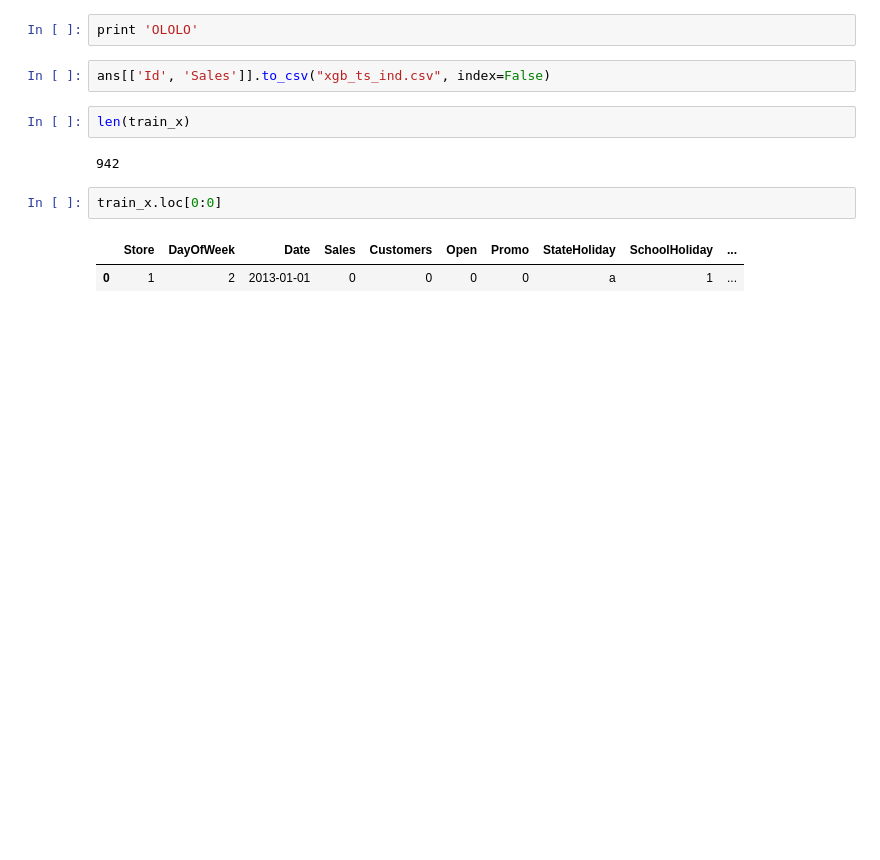
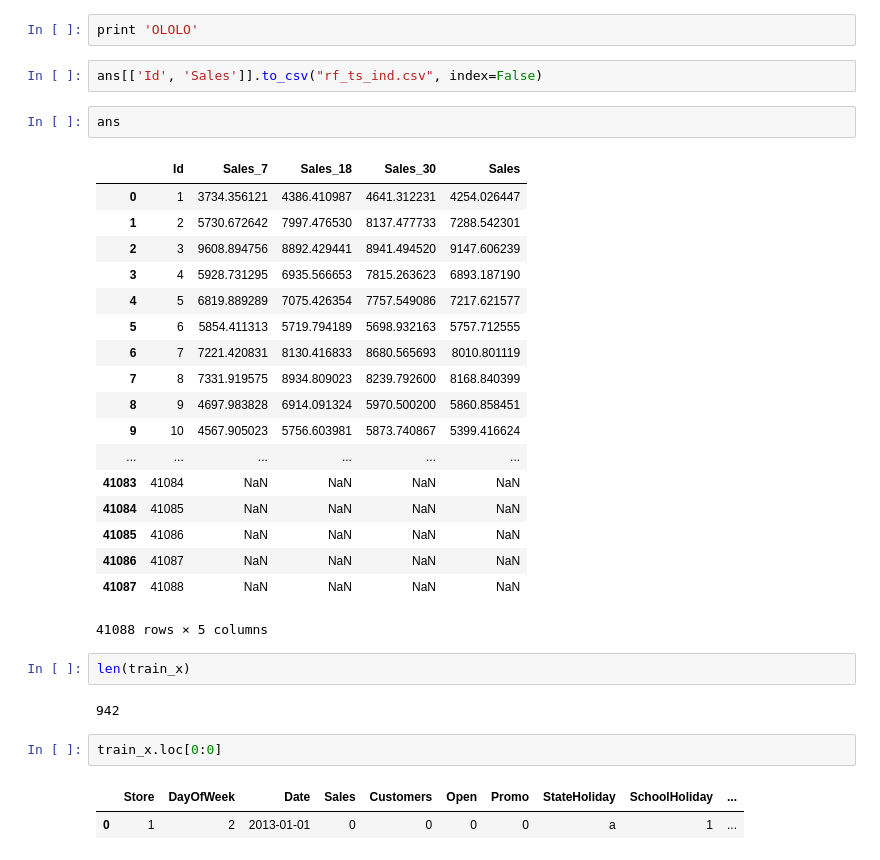
Before and after one commit to libfun/rossman_kaggle, a Jupyter notebook: ts1.ipynb, the cells around one changed output. Cells and saved outputs as stored; diff of their text form; blank space fills up the shorter version.

```diff
--- a/ts1.ipynb
+++ b/ts1.ipynb
@@ -286,7 +274,28 @@ Will train until train error hasn't decreased in 50 rounds.
 # %%
 print 'OLOLO'
 # %%
-ans[['Id', 'Sales']].to_csv("xgb_ts_ind.csv", index=False)
+ans[['Id', 'Sales']].to_csv("rf_ts_ind.csv", index=False)
+# %%
+ans
+# %% [output]
+|  | Id | Sales_7 | Sales_18 | Sales_30 | Sales |
+| 0 | 1 | 3734.356121 | 4386.410987 | 4641.312231 | 4254.026447 |
+| 1 | 2 | 5730.672642 | 7997.476530 | 8137.477733 | 7288.542301 |
+| 2 | 3 | 9608.894756 | 8892.429441 | 8941.494520 | 9147.606239 |
+| 3 | 4 | 5928.731295 | 6935.566653 | 7815.263623 | 6893.187190 |
+| 4 | 5 | 6819.889289 | 7075.426354 | 7757.549086 | 7217.621577 |
+| 5 | 6 | 5854.411313 | 5719.794189 | 5698.932163 | 5757.712555 |
+| 6 | 7 | 7221.420831 | 8130.416833 | 8680.565693 | 8010.801119 |
+| 7 | 8 | 7331.919575 | 8934.809023 | 8239.792600 | 8168.840399 |
+| 8 | 9 | 4697.983828 | 6914.091324 | 5970.500200 | 5860.858451 |
+| 9 | 10 | 4567.905023 | 5756.603981 | 5873.740867 | 5399.416624 |
+| ... | ... | ... | ... | ... | ... |
+| 41083 | 41084 | NaN | NaN | NaN | NaN |
+| 41084 | 41085 | NaN | NaN | NaN | NaN |
+| 41085 | 41086 | NaN | NaN | NaN | NaN |
+| 41086 | 41087 | NaN | NaN | NaN | NaN |
+| 41087 | 41088 | NaN | NaN | NaN | NaN |
+41088 rows × 5 columns
 # %%
 len(train_x)
 # %% [output]
```
Also changed, not shown: parts of 2 cells of this notebook.
